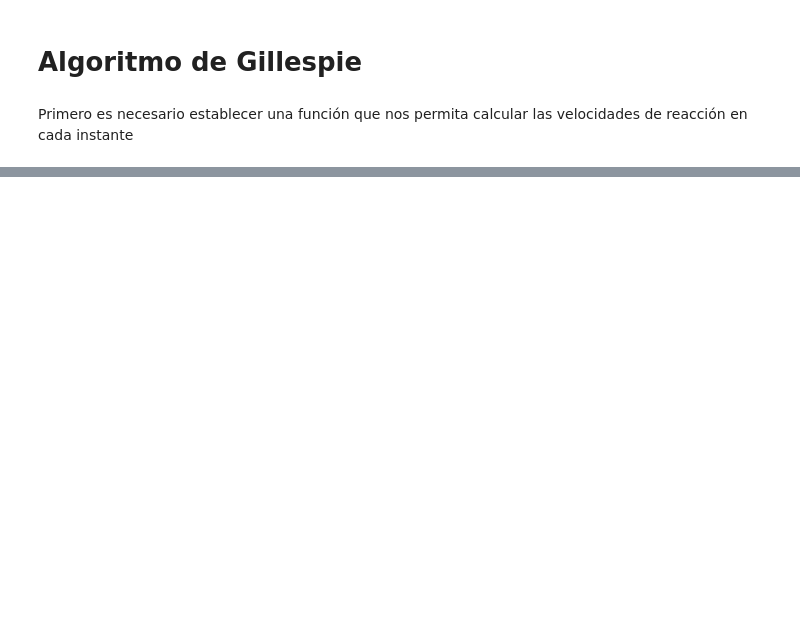
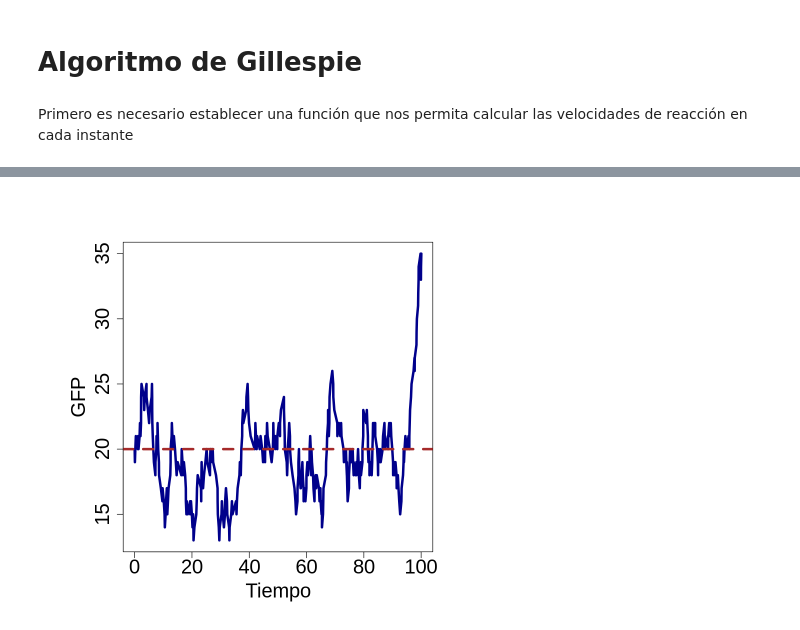
Before and after one commit to sysbio-unam/practicas-computacionales, a Jupyter notebook: algoritmo_Gillespie.ipynb, the cells around one changed output, grey strips where cells are left out. Cells and saved outputs as stored; diff of their text form; code cells hidden in the pictures; blank space fills up the shorter version.

```diff
--- a/algoritmo_Gillespie.ipynb
+++ b/algoritmo_Gillespie.ipynb
@@ -206,0 +208,21 @@ abline(h = 20, lty = 2, col = "brown", lwd = 4)
+# %%
+# define el cambio en el número de individuos en cada estado (rows)
+# causado por una reacción de un tipo determinado (columns).
+nu = matrix(c(+1,-1),nrow = 1, byrow = TRUE)
+# %%
+# El vector de propensión, a, define las probabilidades de que ocurra
+# una reacción particular durante el siguiente intervalo de tiempo infinitesimal [t; t + dt].
+# a = c("c1*X1","c2*X2")
+# donde c1 y c2 son las probabilidades de reacción per cápita.
+h = c("p1", "k2*GFP")
+# %%
+# simular con la función ssa
+x0 = c(GFP = GFPss)
+out <- ssa(x0 = x0, a = h, nu = nu, parms = p, tf = tend)
+# %%
+# mostrar resultados
+par(mar = c(5,7,4,2) + 0.1)
+plot(out$data[,1], out$data[,2],type = "l", cex.axis = 2, cex.lab = 2, col = "darkblue", lwd = 4, xlab = "Tiempo", ylab = "GFP", main = "")
+abline(h = 20, lty = 2, col = "brown", lwd = 4)
+# %% [output]
+[figure, added]
```
Also changed, not shown: parts of 14 cells of this notebook.
